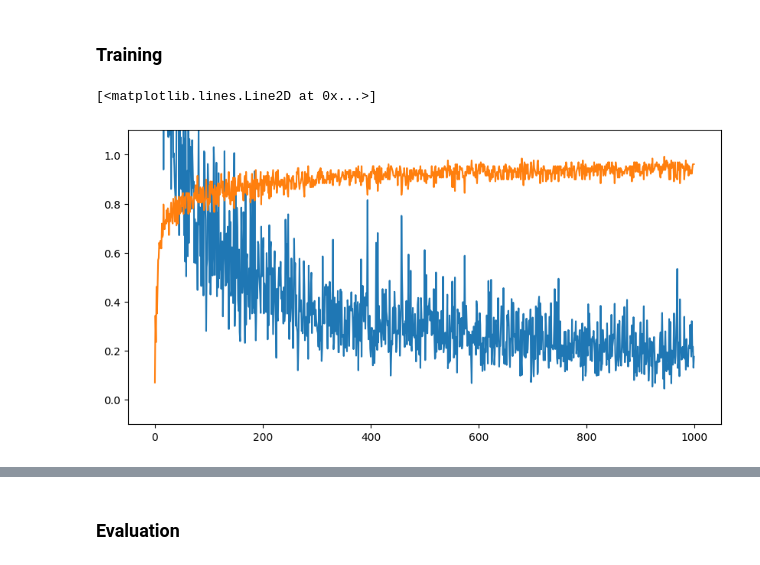
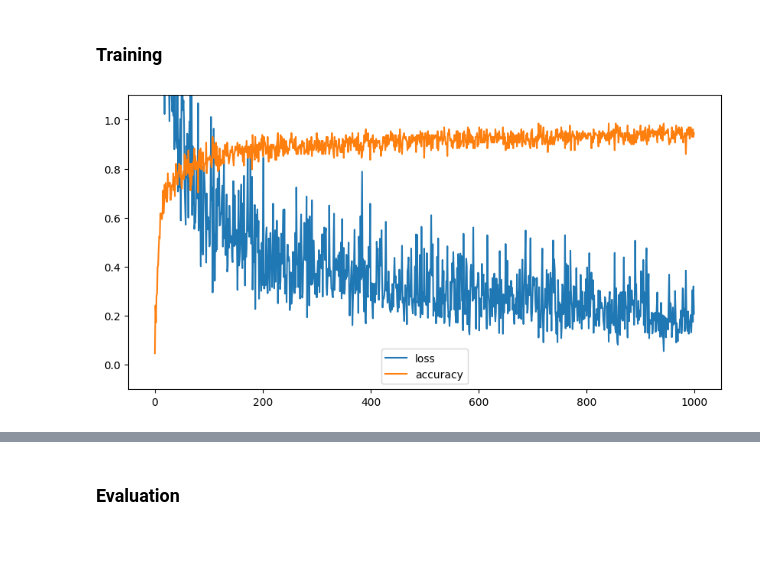
Before and after one commit to erirosv/notebboks, a Jupyter notebook: mnist_scratch.ipynb, the cells around one changed output, grey strips where cells are left out. Drawn from its saved outputs; the diff is of its cells as text; code cells hidden in the pictures.

```diff
--- a/mnist_scratch.ipynb
+++ b/mnist_scratch.ipynb
@@ -68,59 +71,56 @@ class ApexNet(torch.nn.Module):
 # %% [markdown]
 ### Training
 # %%
+# Define the model, loss function, and optimizer
 model = ApexNet()
-
-# loss function
-#loss_funtion = nn.NLLLoss(reduction='none')
-loss_funtion = nn.CrossEntropyLoss()
-
-# optimizer
+loss_function = nn.CrossEntropyLoss()
 optimizer = torch.optim.SGD(model.parameters(), lr=0.001, momentum=0)
 
-# batch size
+# Set the batch size and create empty lists to store loss and accuracy values
 batch_size = 128
-
-# empty lists for loss and accuracy
 losses = []
 accuracies = []
 
-# loop to train the mdodel
-for i in (t := trange(1000)):
-    # creating a sample of random ints
+# Train the model
+from tqdm.auto import trange
+t = trange(1000)
+for i in t:
+    # Create a random sample of integers
     sample = np.random.randint(0, x_train.shape[0], size=(batch_size))
 
-    # loading data into variable X and Y
+    # Load the data into variables X and Y
     X = torch.tensor(x_train[sample].reshape((-1, 28*28))).float()
     Y = torch.tensor(y_train[sample]).long()
 
+    # Reset gradients
     model.zero_grad()
+
+    # Get model output and predicted classes
     out = model(X)
     cat = torch.argmax(out, dim=1)
 
-    # getting the accuracy
+    # Calculate accuracy and loss
     accuracy = (cat == Y).float().mean()
+    loss = loss_function(out, Y)
+    loss = loss.mean()
 
-    # getting loss
-    loss = loss_funtion(out, Y)
-    loss = loss.mean()
+    # Backpropagate the loss and update the weights
     loss.backward()
-
-    # optimizer - execute step by step
     optimizer.step()
 
-    # getting loss and accuracy and appending them to list repectivly
-    loss, accuracy = loss.item(), accuracy.item()
-    losses.append(loss)
-    accuracies.append(accuracy)
+    # Append the loss and accuracy values to their respective lists
+    losses.append(loss.item())
+    accuracies.append(accuracy.item())
 
-    # printing result
+    # Update the progress bar
     t.set_description("loss %.3f accuracy %.3f" % (loss, accuracy))
 
-# printing the data
+# Plot the loss and accuracy over time
 figsize(10,5)
 plt.ylim(-0.1, 1.1)
-plot(losses)
-plot(accuracies)
+plot(losses, label='loss')
+plot(accuracies, label='accuracy')
+plt.legend()
+plt.show()
 # %% [output]
-[<matplotlib.lines.Line2D at 0x...>]
-[figure, old version]
+[figure, new version]
```
Also changed, not shown: parts of 12 cells of this notebook.
